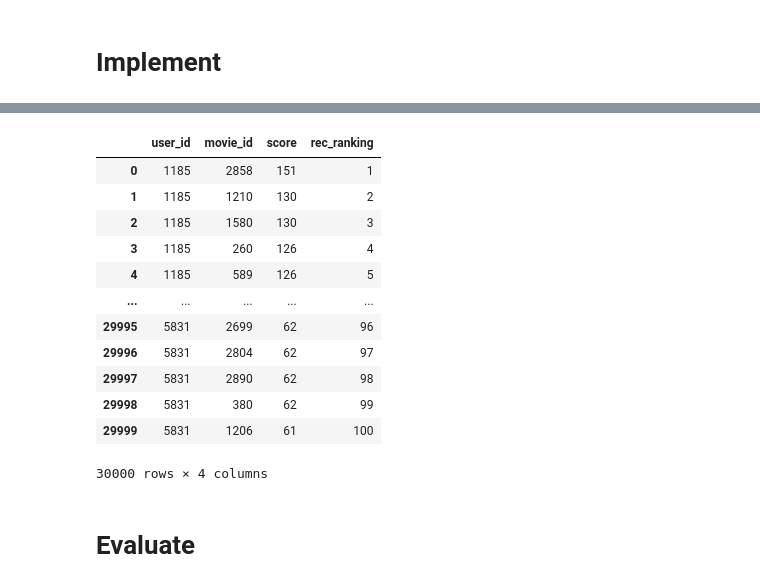
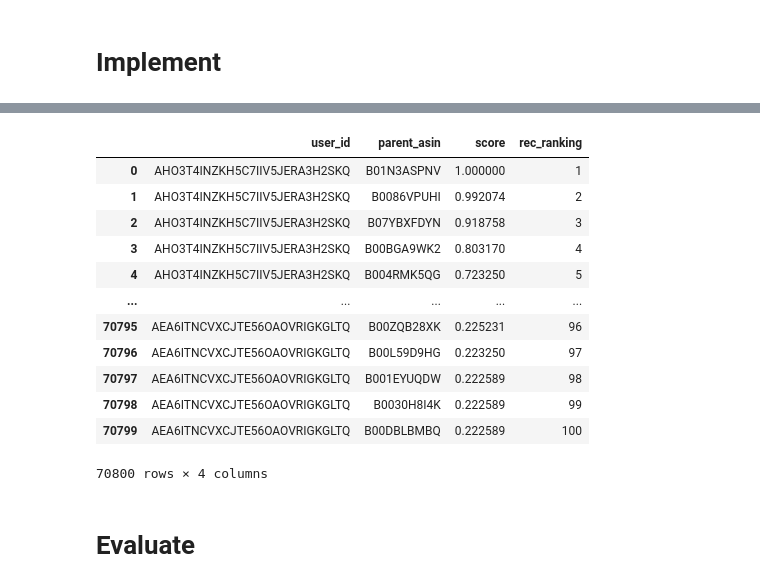
Before and after one commit to dvquy13/reco-algo, a Jupyter notebook: notebooks/010-baseline-popular.ipynb, the cells around one changed output, grey strips where cells are left out. Cells and saved outputs as stored; diff of their text form; code cells hidden in the pictures.

```diff
--- a/notebooks/010-baseline-popular.ipynb
+++ b/notebooks/010-baseline-popular.ipynb
@@ -83,5 +91,5 @@ print(args.model_dump_json(indent=2))
 # %% [markdown]
 # Prep data
 # %%
-train_df = pd.read_parquet("../data/train.parquet")
-val_df = pd.read_parquet("../data/val.parquet")
+train_df = pd.read_parquet("../data/train_features_neg_df.parquet")
+val_df = pd.read_parquet("../data/val_features_neg_df.parquet")
@@ -94,15 +97,18 @@ timestamp_col = args.timestamp_col
 # Implement
 # %%
 popular_items_df = (
-    train_df
-    .groupby(item_col, as_index=False)
+    train_df.groupby(args.item_col, as_index=False)
     .size()
     .assign(
-        rec_ranking=lambda df: df['size'].rank(method='first', ascending=False).astype(int)
+        score=lambda df: df["size"] / df["size"].max(),
+        rec_ranking=lambda df: df["score"]
+        .rank(method="first", ascending=False)
+        .astype(int),
     )
-    .sort_values(['rec_ranking'], ascending=[True])
-    .head(args.top_K)
+    .sort_values(["rec_ranking"], ascending=[True])
 )
 
-popular_items_df
+top_popular_items_df = popular_items_df.head(args.top_K)
+
+top_popular_items_df
 # %% [output]
@@ -122,31 +128,30 @@ popular_items_df
 # %%
 recommendations_df = (
-    val_df[[user_col]].drop_duplicates().assign(tmp=1)
-    .pipe(lambda df: pd.merge(
-        df,
-        popular_items_df.assign(tmp=1),
-        on='tmp',
-        how='left'
-    ))
-    .rename(columns={'size': 'score'})
-    [[user_col, item_col, 'score', 'rec_ranking']]
+    val_df[[args.user_col]]
+    .drop_duplicates()
+    .assign(tmp=1)
+    .pipe(
+        lambda df: pd.merge(
+            df, top_popular_items_df.assign(tmp=1), on="tmp", how="left"
+        )
+    )[[args.user_col, args.item_col, "score", "rec_ranking"]]
 )
 
 recommendations_df
 # %% [output]
-|  | user_id | movie_id | score | rec_ranking |
-| 0 | 1185 | 2858 | 151 | 1 |
-| 1 | 1185 | 1210 | 130 | 2 |
-| 2 | 1185 | 1580 | 130 | 3 |
-| 3 | 1185 | 260 | 126 | 4 |
-| 4 | 1185 | 589 | 126 | 5 |
+|  | user_id | parent_asin | score | rec_ranking |
+| 0 | AHO3T4INZKH5C7IIV5JERA3H2SKQ | B01N3ASPNV | 1.000000 | 1 |
+| 1 | AHO3T4INZKH5C7IIV5JERA3H2SKQ | B0086VPUHI | 0.992074 | 2 |
+| 2 | AHO3T4INZKH5C7IIV5JERA3H2SKQ | B07YBXFDYN | 0.918758 | 3 |
+| 3 | AHO3T4INZKH5C7IIV5JERA3H2SKQ | B00BGA9WK2 | 0.803170 | 4 |
+| 4 | AHO3T4INZKH5C7IIV5JERA3H2SKQ | B004RMK5QG | 0.723250 | 5 |
 | ... | ... | ... | ... | ... |
-| 29995 | 5831 | 2699 | 62 | 96 |
-| 29996 | 5831 | 2804 | 62 | 97 |
-| 29997 | 5831 | 2890 | 62 | 98 |
-| 29998 | 5831 | 380 | 62 | 99 |
-| 29999 | 5831 | 1206 | 61 | 100 |
+| 70795 | AEA6ITNCVXCJTE56OAOVRIGKGLTQ | B00ZQB28XK | 0.225231 | 96 |
+| 70796 | AEA6ITNCVXCJTE56OAOVRIGKGLTQ | B00L59D9HG | 0.223250 | 97 |
+| 70797 | AEA6ITNCVXCJTE56OAOVRIGKGLTQ | B001EYUQDW | 0.222589 | 98 |
+| 70798 | AEA6ITNCVXCJTE56OAOVRIGKGLTQ | B0030H8I4K | 0.222589 | 99 |
+| 70799 | AEA6ITNCVXCJTE56OAOVRIGKGLTQ | B00DBLBMBQ | 0.222589 | 100 |
-30000 rows × 4 columns
+70800 rows × 4 columns
 # %% [markdown]
 # Evaluate
 # %% [markdown]
```
Also changed, not shown: parts of 20 cells of this notebook, 33 other files.
